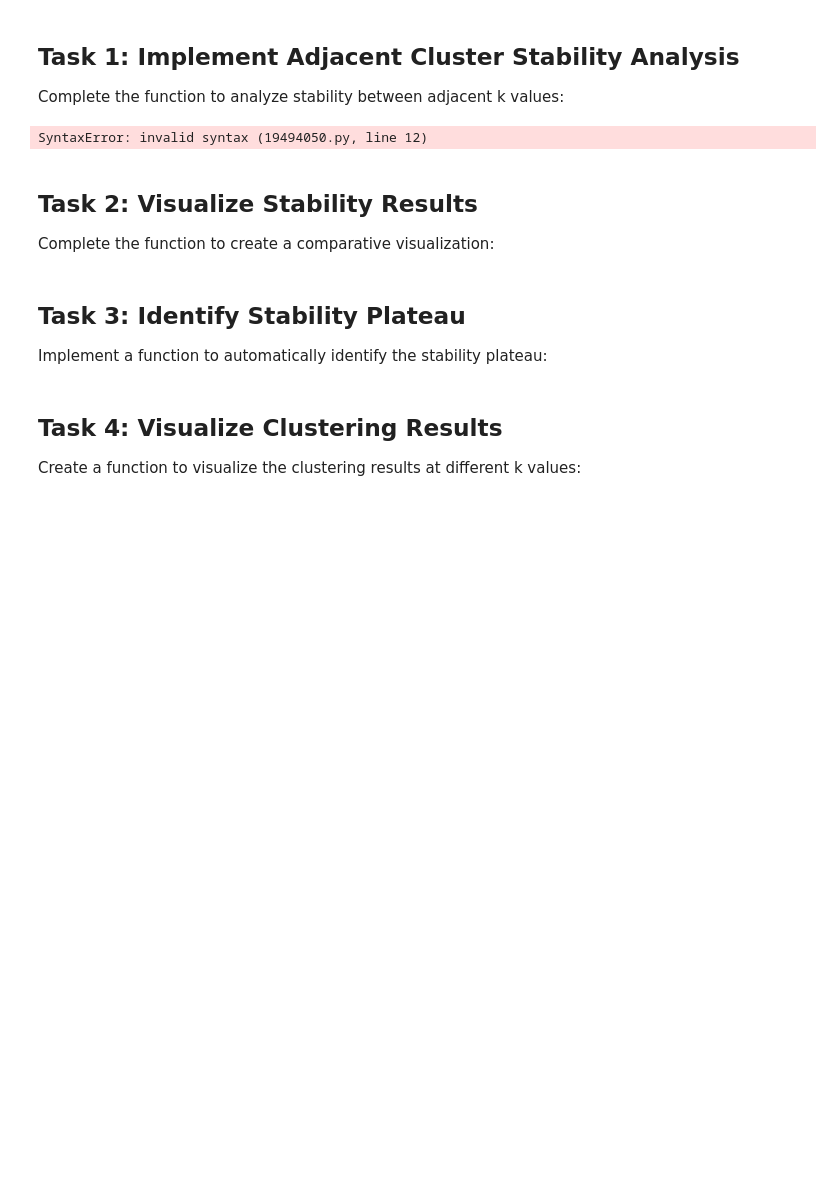
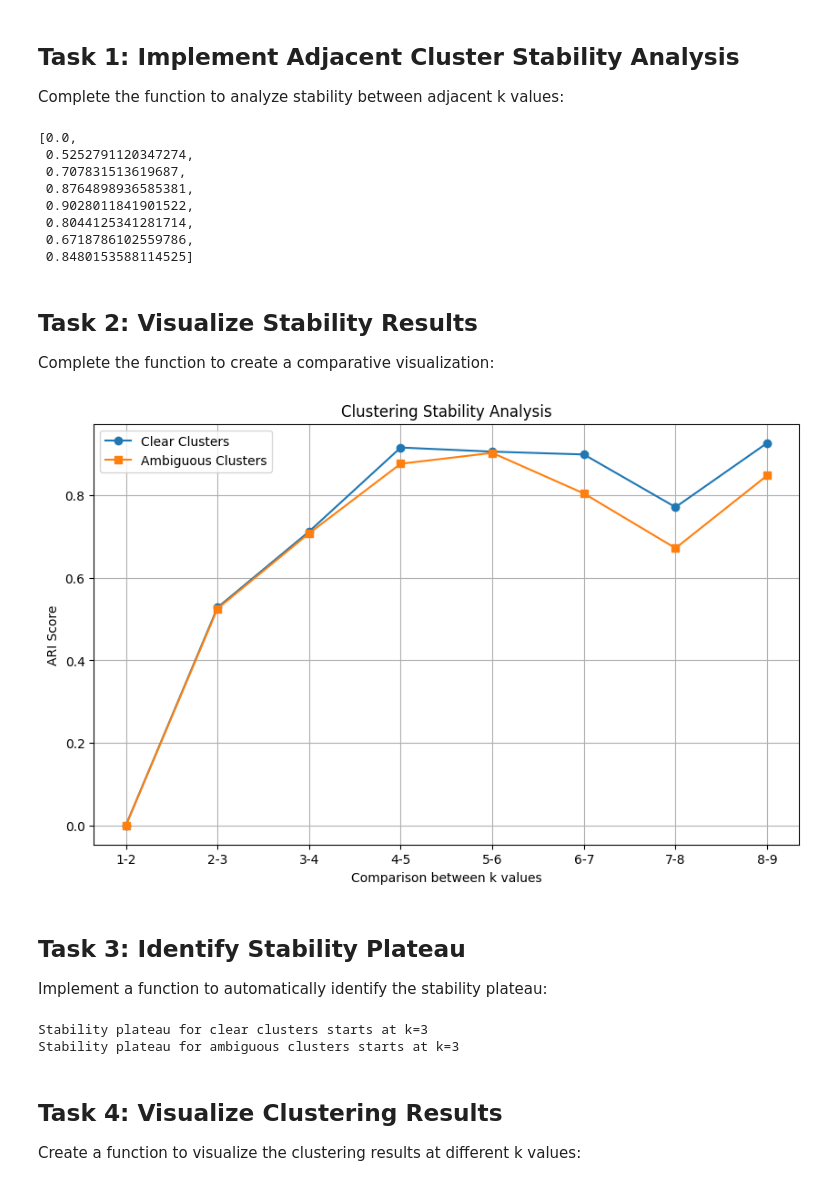
Before and after one commit to IST407/fixed2-student-lectures-ryanmyers08, a Jupyter notebook: 13-week13/lab-exercises.ipynb, the cells around one changed output. Saved outputs shown, nothing was run; the diff lists cells and outputs as text; code cells hidden in the pictures; blank space fills up the shorter version.

```diff
--- a/13-week13/lab-exercises.ipynb
+++ b/13-week13/lab-exercises.ipynb
@@ -332,13 +334,13 @@ def analyze_clustering_stability(X, k_range):
     for k in k_range:
         # Create and fit KMeans
         # Hint: Use a fixed random_state for reproducibility
-        kmeans = # YOUR CODE HERE
-        labels = # YOUR CODE HERE
+        kmeans = KMeans(n_clusters=k, random_state=42).fit(X)
+        labels = kmeans.labels_
 
         if prev_labels is not None:
             # Calculate ARI between current and previous clustering
             # Hint: Use adjusted_rand_score
-            ari = # YOUR CODE HERE
+            ari = adjusted_rand_score(prev_labels, labels)
             stability_scores.append(ari)
 
         prev_labels = labels
@@ -346,11 +348,21 @@ def analyze_clustering_stability(X, k_range):
     return stability_scores
 
 # Test the function on both datasets
-k_range = range(2, 8)
+k_range = range(1, 10)
 stability_clear = analyze_clustering_stability(X_clear, k_range)
 stability_ambig = analyze_clustering_stability(X_ambig, k_range)
+
+stability_clear
+stability_ambig
 # %% [output]
-SyntaxError: invalid syntax (19494050.py, line 12)
+[0.0,
+ 0.5252791120347274,
+ 0.707831513619687,
+ 0.8764898936585381,
+ 0.9028011841901522,
+ 0.8044125341281714,
+ 0.6718786102559786,
+ 0.8480153588114525]
 # %% [markdown]
 
 
@@ -359,25 +371,27 @@ Complete the function to create a comparative visualization:
 # %%
 def plot_stability_comparison(k_range, stability_clear, stability_ambig):
     plt.figure(figsize=(10, 6))
 
     # Create x-axis labels for plotting
     # We have one fewer stability score than k values
     x_labels = [f"{k-1}-{k}" for k in list(k_range)[1:]]
 
     # Plot stability scores
     # Hint: Use plt.plot with appropriate labels and markers
-    plt.plot(# YOUR CODE HERE)  # Clear clusters
-    plt.plot(# YOUR CODE HERE)  # Ambiguous clusters
+    plt.plot(range(len(stability_clear)), stability_clear, label='Clear Clusters', marker='o')  # Clear clusters
+    plt.plot(range(len(stability_ambig)), stability_ambig, label='Ambiguous Clusters', marker='s')  # Ambiguous clusters
 
     plt.xlabel('Comparison between k values')
     plt.ylabel('ARI Score')
     plt.title('Clustering Stability Analysis')
     plt.xticks(range(len(x_labels)), x_labels)
     plt.legend()
     plt.grid(True)
     plt.show()
 
 plot_stability_comparison(k_range, stability_clear, stability_ambig)
+# %% [output]
+[figure, added]
 # %% [markdown]
 
 
@@ -394,7 +408,7 @@ def find_stability_plateau(stability_scores, threshold=0.9):
 
     # Find where differences become small
     # Hint: Look for where consecutive differences stay below a small value
-    plateau_start = # YOUR CODE HERE
+    plateau_start = np.where(score_differences < threshold)[0][0]
 
     # The plateau_start index corresponds to the k value minus 2
     # (because we started at k=2 and have one fewer stability score)
@@ -408,6 +422,9 @@ k_plateau_ambig = find_stability_plateau(stability_ambig)
 
 print(f"Stability plateau for clear clusters starts at k={k_plateau_clear}")
 print(f"Stability plateau for ambiguous clusters starts at k={k_plateau_ambig}")
+# %% [output]
+Stability plateau for clear clusters starts at k=3
+Stability plateau for ambiguous clusters starts at k=3
 # %% [markdown]
 
 
```
Also changed, not shown: parts of 10 cells of this notebook.
